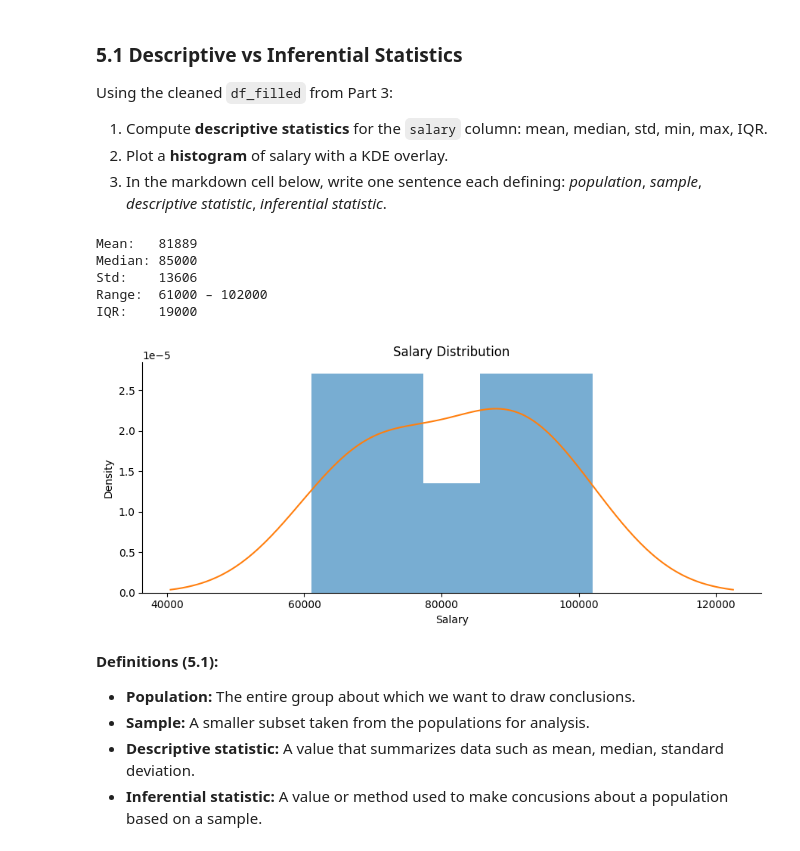
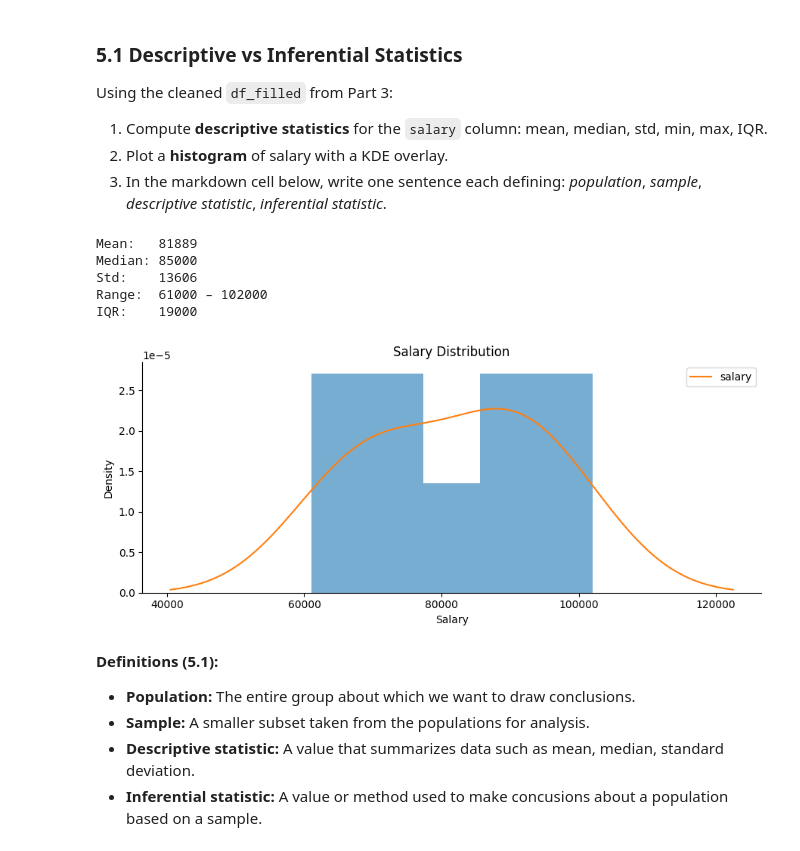
Before and after one commit to sumedhabhadauria/Assignments, a Jupyter notebook: week1_SumedhaBhadauria.ipynb, the cells around one changed output. Drawn from its saved outputs; the diff is of its cells as text; code cells hidden in the pictures.

```diff
--- a/week1_SumedhaBhadauria.ipynb
+++ b/week1_SumedhaBhadauria.ipynb
@@ -580,32 +580,33 @@ Using the cleaned `df_filled` from Part 3:
 # %%
 salary = df_filled['salary']
 
 mean_s   = salary.mean()
 median_s = salary.median()
 std_s    = salary.std()
 min_s    = salary.min()
 max_s    = salary.max()
 iqr_s    = np.percentile(salary, 75) - np.percentile(salary, 25)
 
 print(f"Mean:   {mean_s:.0f}")
 print(f"Median: {median_s:.0f}")
 print(f"Std:    {std_s:.0f}")
 print(f"Range:  {min_s:.0f} – {max_s:.0f}")
 print(f"IQR:    {iqr_s:.0f}")
 
 # Histogram + KDE
 fig, ax = plt.subplots()
 ax.hist(salary, bins=5, density=True, alpha=0.6)
 salary.plot(kind='kde', ax=ax)
 ax.set_xlabel('Salary'); ax.set_title('Salary Distribution')
+ax.legend()
 plt.tight_layout(); plt.show()
 # %% [output]
 Mean:   81889
 Median: 85000
 Std:    13606
 Range:  61000 – 102000
 IQR:    19000
-[figure, old version]
+[figure, new version]
 # %% [markdown]
 **Definitions (5.1):**
 
```
Also changed, not shown: parts of 2 cells of this notebook.
